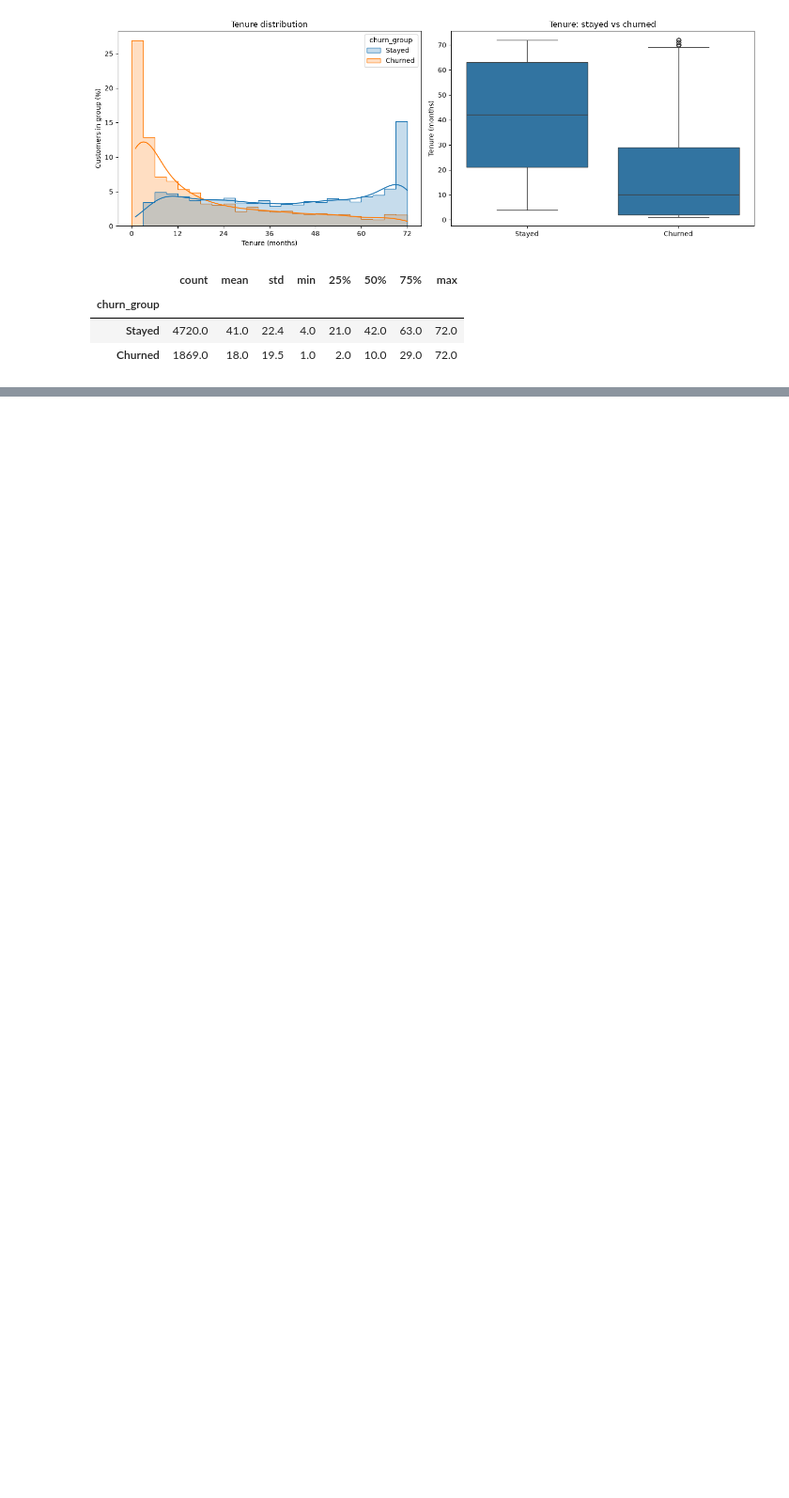
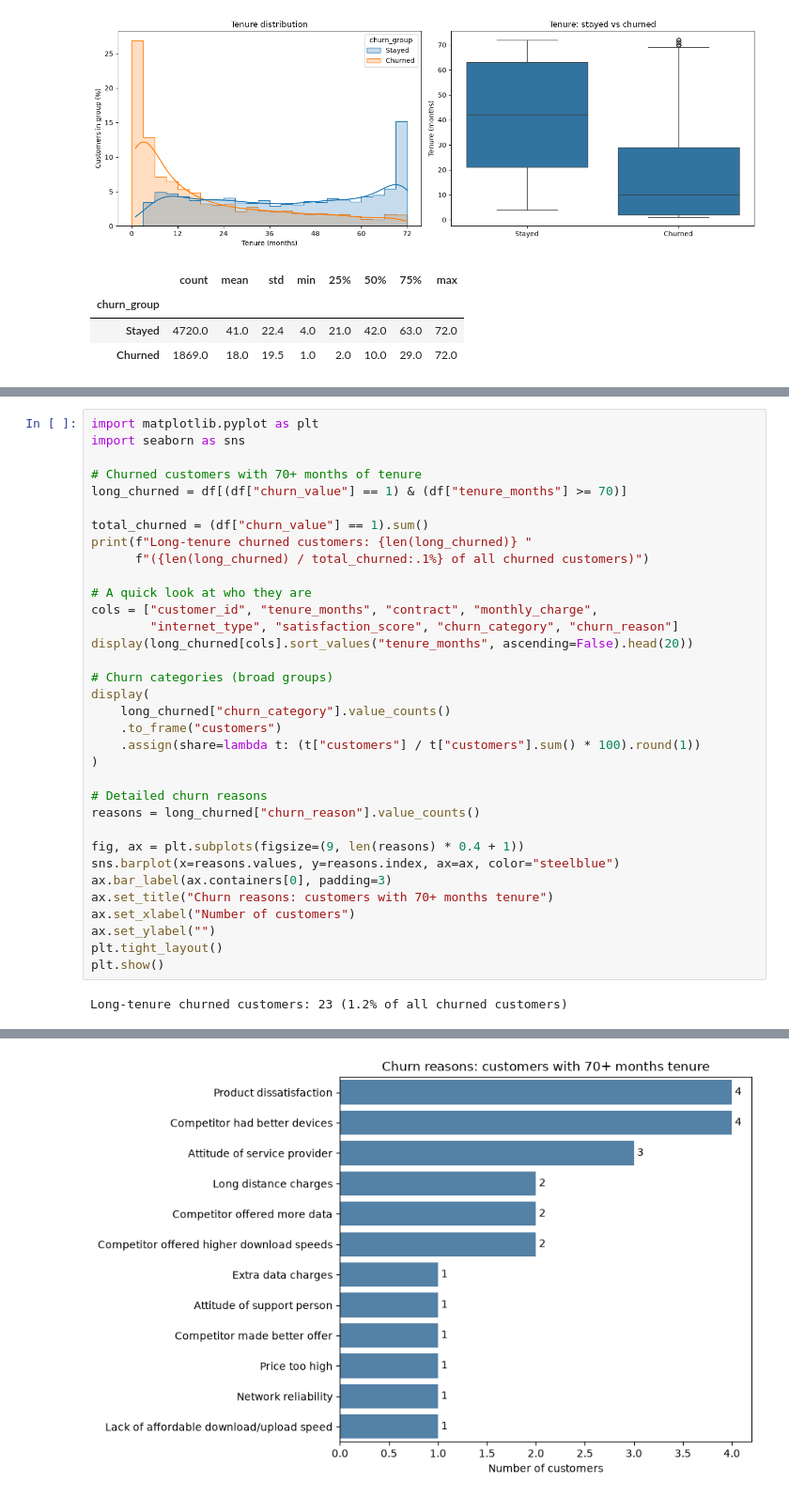
Before and after one commit to iarinacc/telco-churn-analysis, a Jupyter notebook: notebooks/01_eda.ipynb, the cells around one changed output, grey strips where cells are left out. Shown at 94% size. Cells and saved outputs as stored; diff of their text form; blank space fills up the shorter version.

```diff
--- a/notebooks/01_eda.ipynb
+++ b/notebooks/01_eda.ipynb
@@ -262,0 +253,36 @@ df_cmp.groupby("churn_group")["tenure_months"].describe().loc[order].round(1)
+# %%
+import matplotlib.pyplot as plt
+import seaborn as sns
+
+# Churned customers with 70+ months of tenure
+long_churned = df[(df["churn_value"] == 1) & (df["tenure_months"] >= 70)]
+
+total_churned = (df["churn_value"] == 1).sum()
+print(f"Long-tenure churned customers: {len(long_churned)} "
+      f"({len(long_churned) / total_churned:.1%} of all churned customers)")
+
+# A quick look at who they are
+cols = ["customer_id", "tenure_months", "contract", "monthly_charge",
+        "internet_type", "satisfaction_score", "churn_category", "churn_reason"]
+display(long_churned[cols].sort_values("tenure_months", ascending=False).head(20))
+
+# Churn categories (broad groups)
+display(
+    long_churned["churn_category"].value_counts()
+    .to_frame("customers")
+    .assign(share=lambda t: (t["customers"] / t["customers"].sum() * 100).round(1))
+)
+
+# Detailed churn reasons
+reasons = long_churned["churn_reason"].value_counts()
+
+fig, ax = plt.subplots(figsize=(9, len(reasons) * 0.4 + 1))
+sns.barplot(x=reasons.values, y=reasons.index, ax=ax, color="steelblue")
+ax.bar_label(ax.containers[0], padding=3)
+ax.set_title("Churn reasons: customers with 70+ months tenure")
+ax.set_xlabel("Number of customers")
+ax.set_ylabel("")
+plt.tight_layout()
+plt.show()
+# %% [output]
+Long-tenure churned customers: 23 (1.2% of all churned customers)
@@ -262,0 +312 @@ df_cmp.groupby("churn_group")["tenure_months"].describe().loc[order].round(1)
+[figure, added]
```
Also changed, not shown: parts of 20 cells of this notebook.
